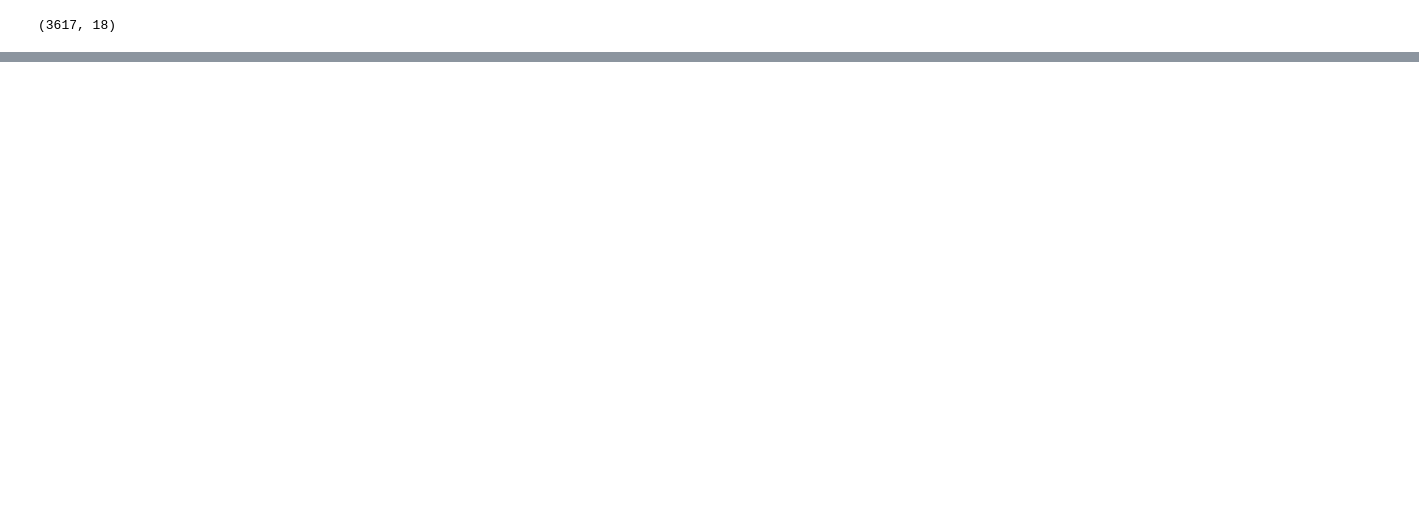
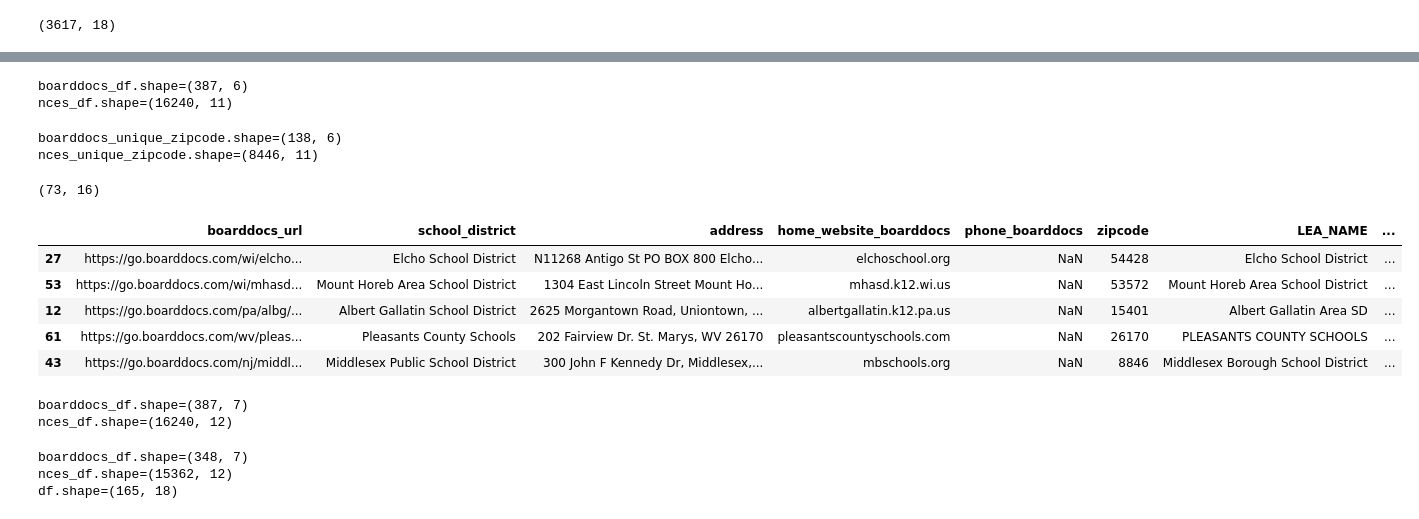
Before and after one commit to audrey-tan/cepr_boarddocs, a Jupyter notebook: deliverable2/merge_nces.ipynb, the cells around one changed output, grey strips where cells are left out. Cells and saved outputs as stored; diff of their text form; code cells hidden in the pictures; blank space fills up the shorter version.

Commit message:
merge by name

```diff
--- a/deliverable2/merge_nces.ipynb
+++ b/deliverable2/merge_nces.ipynb
@@ -262,0 +286,43 @@ matched.shape
+# %%
+print(f"{boarddocs_df.shape=}")
+print(f"{nces_df.shape=}")
+# %% [output]
+boarddocs_df.shape=(387, 6)
+nces_df.shape=(16240, 11)
+# %%
+# get unique zipcodes
+boarddocs_unique_zipcode = boarddocs_df[~boarddocs_df["zipcode_from_boarddocs"].duplicated(keep=False)]
+nces_unique_zipcode = nces_df[~nces_df["LZIP"].duplicated(keep=False)]
+# %%
+print(f"{boarddocs_unique_zipcode.shape=}")
+print(f"{nces_unique_zipcode.shape=}")
+# %% [output]
+boarddocs_unique_zipcode.shape=(138, 6)
+nces_unique_zipcode.shape=(8446, 11)
+# %%
+nces_unique_zipcode = nces_unique_zipcode.rename(columns={
+    "LZIP": "zipcode"
+})
+
+boarddocs_unique_zipcode = boarddocs_unique_zipcode.rename(columns={
+    "zipcode_from_boarddocs": "zipcode"
+})
+# %%
+nces_unique_zipcode["zipcode"] = nces_unique_zipcode["zipcode"].astype(int)
+boarddocs_unique_zipcode["zipcode"] = boarddocs_unique_zipcode["zipcode"].astype(int)
+# %%
+# try matching
+df = pd.merge(boarddocs_unique_zipcode, nces_unique_zipcode, how="inner", on="zipcode", suffixes=["_boarddocs", "_nces"])
+# %%
+df.shape
+# %% [output]
+(73, 16)
+# %%
+df.sample(5)
+# %% [output]
+|  | boarddocs_url | school_district | address | home_website_boarddocs | phone_boarddocs | zipcode | LEA_NAME | ... |
+| 27 | https://go.boarddocs.com/wi/elcho... | Elcho School District | N11268 Antigo St PO BOX 800 Elcho... | elchoschool.org | NaN | 54428 | Elcho School District | ... |
+| 53 | https://go.boarddocs.com/wi/mhasd... | Mount Horeb Area School District | 1304 East Lincoln Street Mount Ho... | mhasd.k12.wi.us | NaN | 53572 | Mount Horeb Area School District | ... |
+| 12 | https://go.boarddocs.com/pa/albg/... | Albert Gallatin School District | 2625 Morgantown Road, Uniontown, ... | albertgallatin.k12.pa.us | NaN | 15401 | Albert Gallatin Area SD | ... |
+| 61 | https://go.boarddocs.com/wv/pleas... | Pleasants County Schools | 202 Fairview Dr. St. Marys, WV 26170 | pleasantscountyschools.com | NaN | 26170 | PLEASANTS COUNTY SCHOOLS | ... |
+| 43 | https://go.boarddocs.com/nj/middl... | Middlesex Public School District | 300 John F Kennedy Dr, Middlesex,... | mbschools.org | NaN | 8846 | Middlesex Borough School District | ... |
@@ -262,0 +353,19 @@ matched.shape
+# %%
+# get unique ones
+print(f"{boarddocs_df.shape=}")
+print(f"{nces_df.shape=}")
+boarddocs_df = boarddocs_df[~boarddocs_df["cleaned_name"].duplicated(keep=False)]
+nces_df = nces_df[~nces_df["cleaned_name"].duplicated(keep=False)]
+# %% [output]
+boarddocs_df.shape=(387, 7)
+nces_df.shape=(16240, 12)
+# %%
+# try merging
+print(f"{boarddocs_df.shape=}")
+print(f"{nces_df.shape=}")
+df = pd.merge(boarddocs_df, nces_df, how="inner", on="cleaned_name", suffixes=["_boarddocs", "_nces"])
+print(f"{df.shape=}")
+# %% [output]
+boarddocs_df.shape=(348, 7)
+nces_df.shape=(15362, 12)
+df.shape=(165, 18)
```
Also changed, not shown: parts of 16 cells of this notebook, 4 other files.
